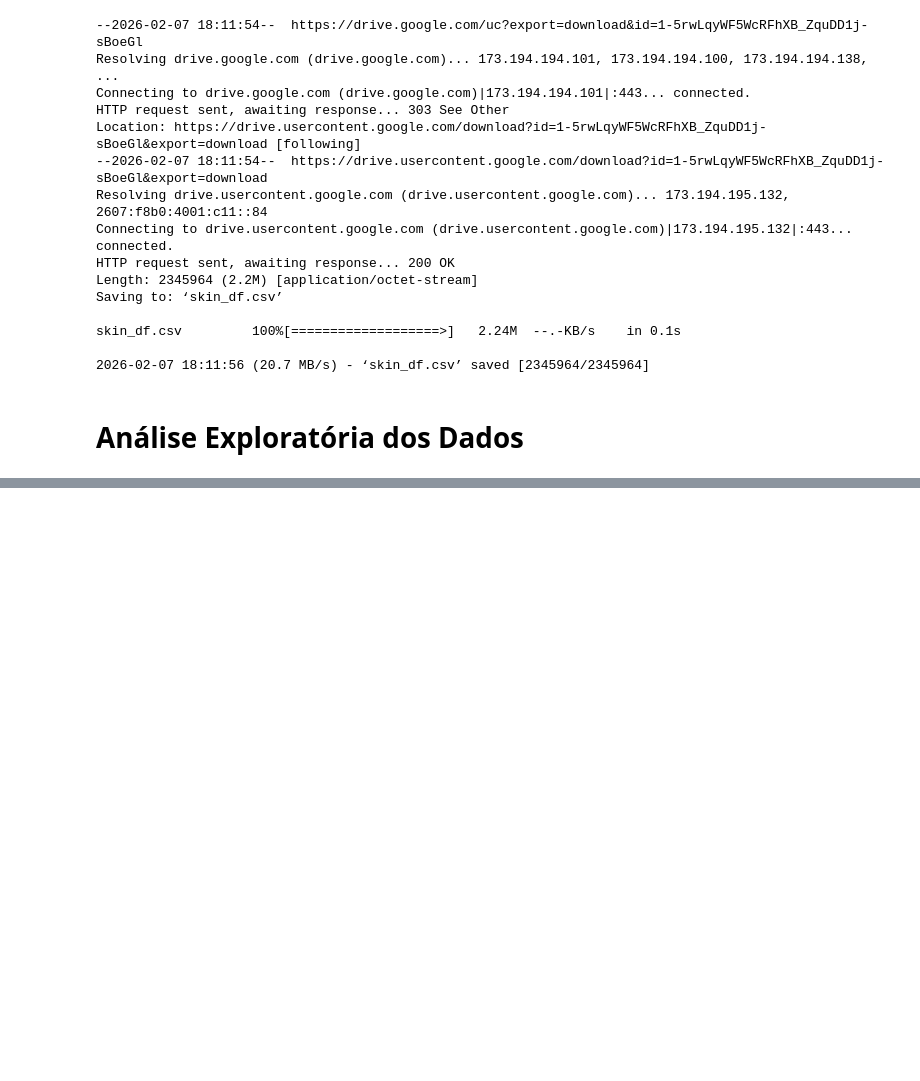
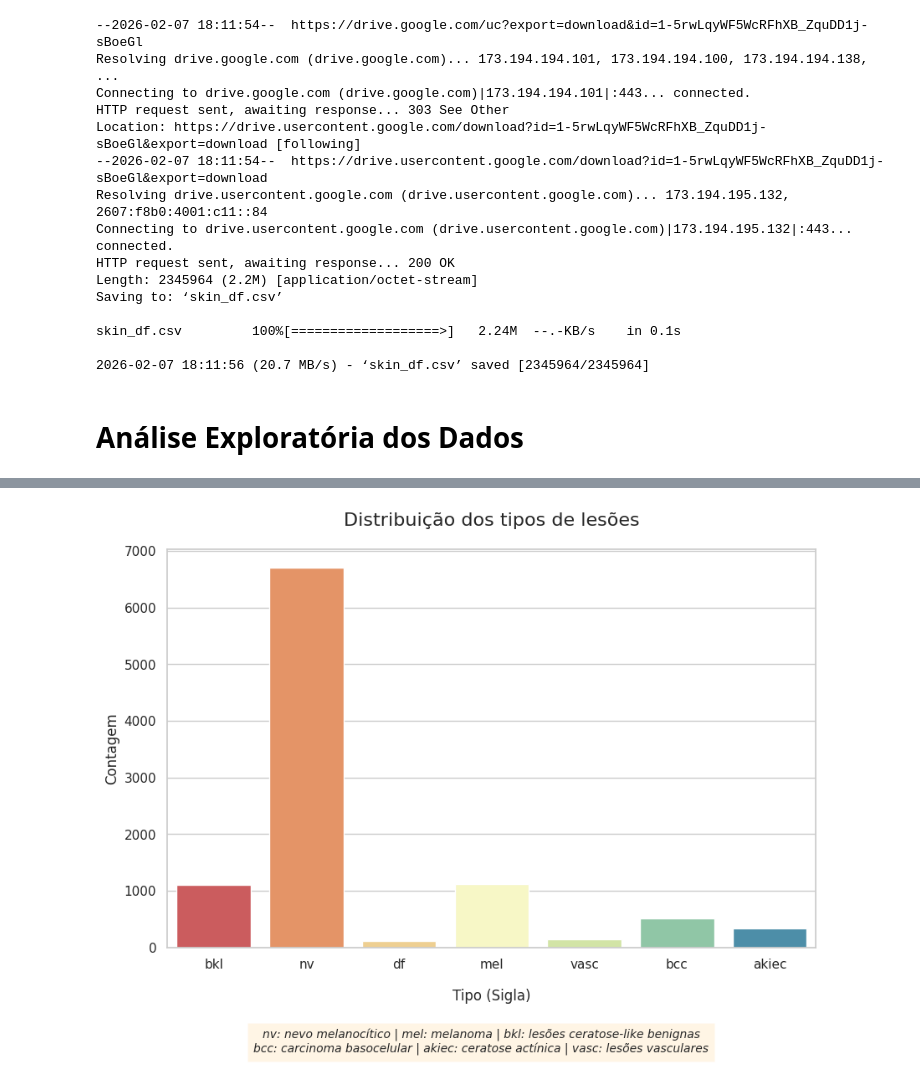
Before and after one commit to cristianalethangads/projetoads, a Jupyter notebook: projetoads.ipynb, the cells around one changed output, grey strips where cells are left out. Cells and saved outputs as stored; diff of their text form; code cells hidden in the pictures; blank space fills up the shorter version.

Commit message:
Análise dos tipos de lesões

```diff
--- a/projetoads.ipynb
+++ b/projetoads.ipynb
@@ -82,0 +151,26 @@ skin_df.head()
+# %%
+# Definir uma paleta discreta usando cores da paleta "Spectral"
+discrete_palette = sns.color_palette("Spectral", n_colors=7)
+
+# Definindo o dicionário de mapeamento para facilitar a legenda
+legenda_texto = (
+    "nv: nevo melanocítico | mel: melanoma | bkl: lesões ceratose-like benignas\n"
+    "bcc: carcinoma basocelular | akiec: ceratose actínica | vasc: lesões vasculares"
+)
+
+# Distribuição dos tipos
+plt.figure(figsize=(10, 7))
+sns.countplot(x='dx', data=skin_df, palette=discrete_palette, hue='dx', legend=False)
+
+plt.title('Distribuição dos tipos de lesões', fontsize=16, pad=20)
+plt.ylabel('Contagem', fontsize=12)
+plt.xlabel('Tipo (Sigla)', fontsize=12, labelpad=15)
+
+# Adicionando o texto na parte inferior da figura
+plt.figtext(0.5, 0.02, legenda_texto, ha="center", fontsize=10,
+            bbox={"facecolor":"orange", "alpha":0.1, "pad":5}, style='italic')
+plt.subplots_adjust(bottom=0.2)
+
+plt.show()
+# %% [output]
+[figure, added]
```
Also changed, not shown: parts of 4 cells of this notebook.
